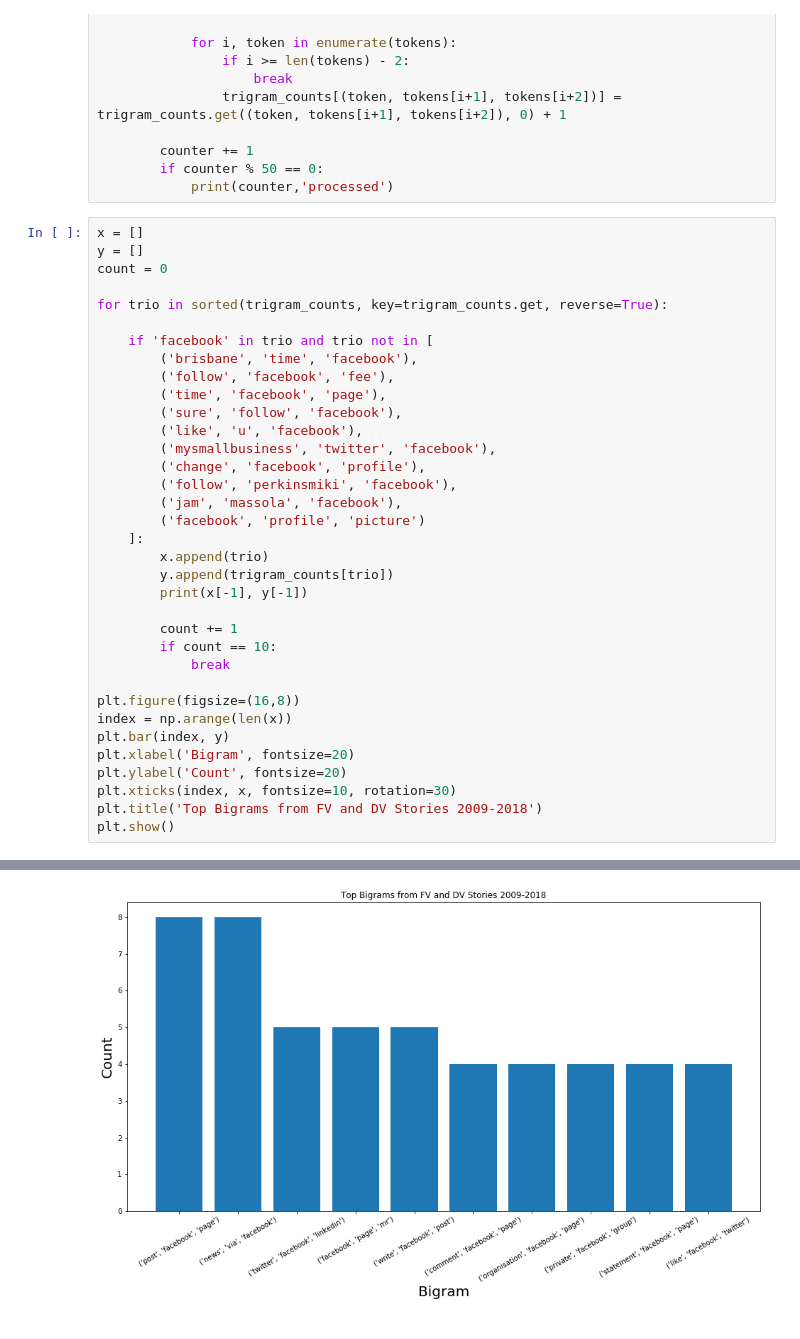
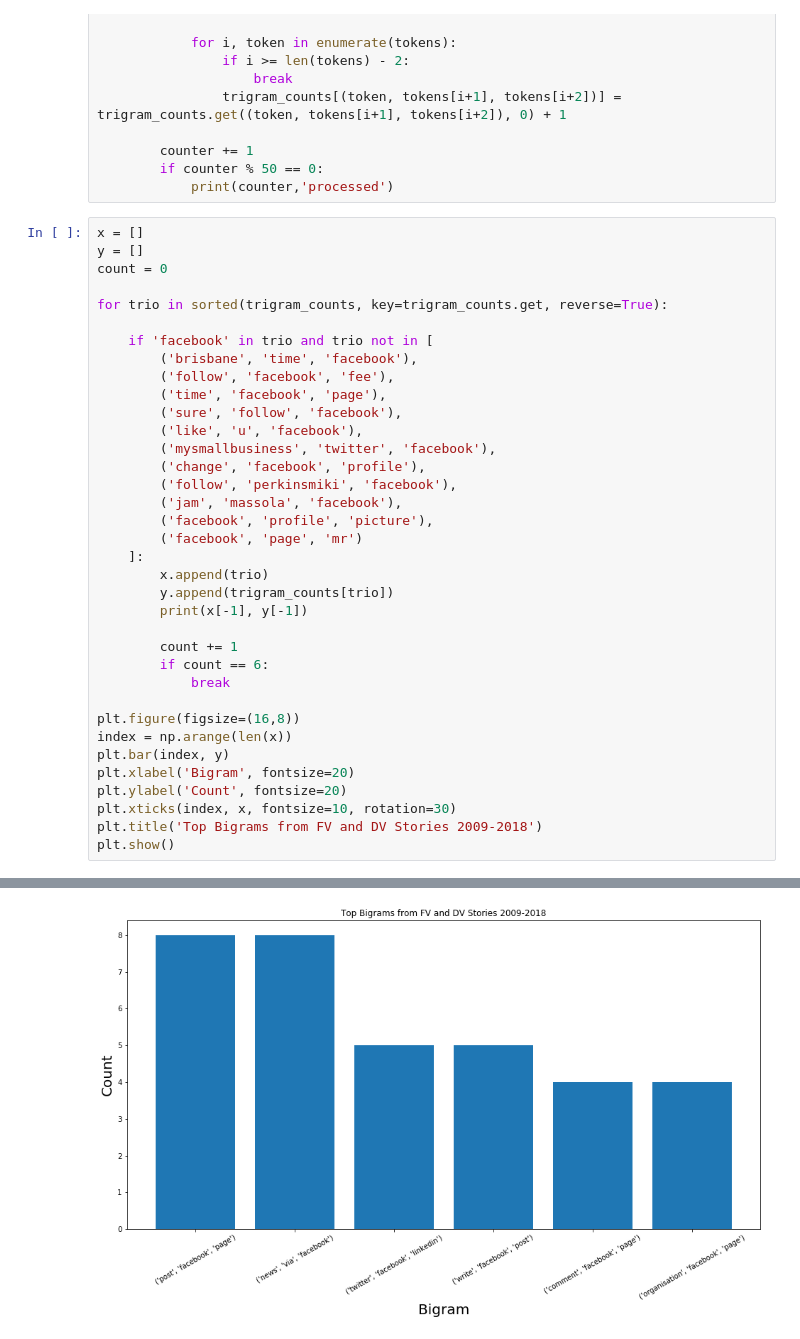
Before and after one commit to soda-lab/media-cloud, a Jupyter notebook: Plots based on Main Texts.ipynb, the cells around one changed output, grey strips where cells are left out. Cells and saved outputs as stored; diff of their text form.

```diff
--- a/Plots based on Main Texts.ipynb
+++ b/Plots based on Main Texts.ipynb
@@ -535,14 +535,15 @@ for trio in sorted(trigram_counts, key=trigram_counts.get, reverse=True):
         ('change', 'facebook', 'profile'),
         ('follow', 'perkinsmiki', 'facebook'),
         ('jam', 'massola', 'facebook'),
-        ('facebook', 'profile', 'picture')
+        ('facebook', 'profile', 'picture'),
+        ('facebook', 'page', 'mr')
     ]:
         x.append(trio)
         y.append(trigram_counts[trio])
         print(x[-1], y[-1])
 
         count += 1
-        if count == 10:
+        if count == 6:
             break
 
 plt.figure(figsize=(16,8))
@@ -567 +564 @@ plt.show()
-[figure, old version]
+[figure, new version]
```
Also changed, not shown: parts of 1 cell of this notebook.
